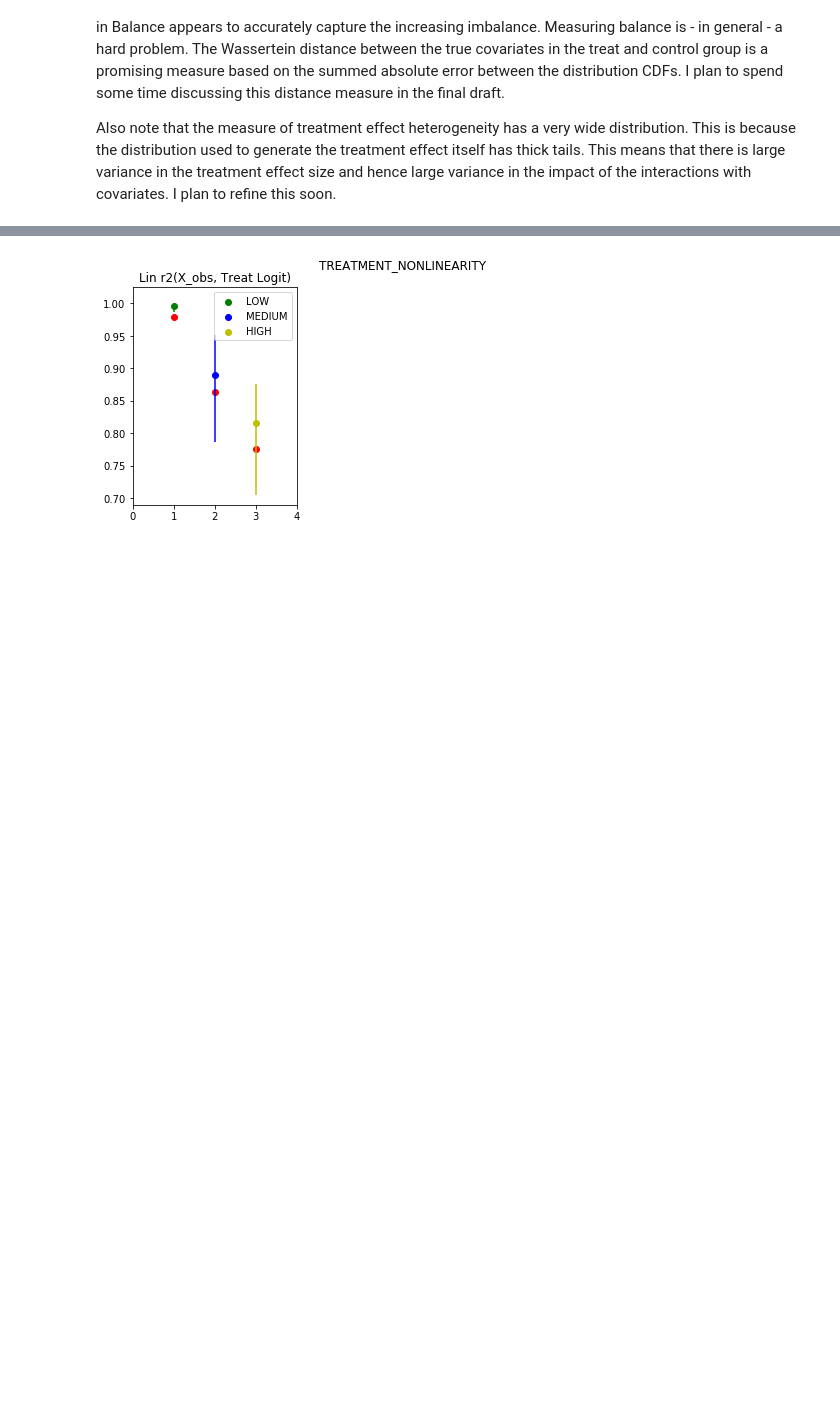
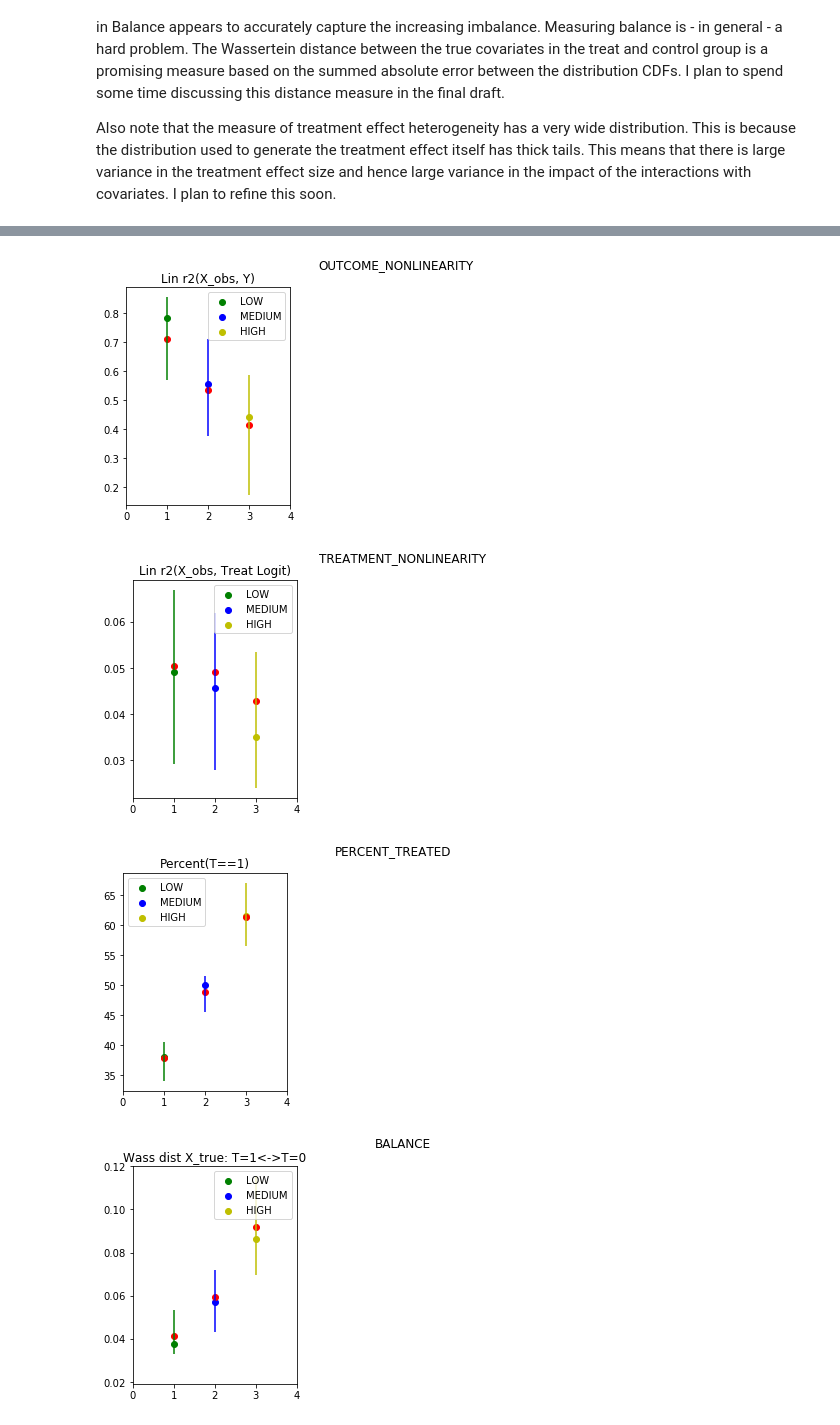
Before and after one commit to JoshBroomberg/Maccabee, a Jupyter notebook: DataGeneration/Notebooks/Data Generation Analysis.ipynb, the cells around one changed output, grey strips where cells are left out. Drawn from its saved outputs; the diff is of its cells as text; code cells hidden in the pictures; blank space fills up the shorter version.

Commit message:
refactor data analysis code

```diff
--- a/DataGeneration/Notebooks/Data Generation Analysis.ipynb
+++ b/DataGeneration/Notebooks/Data Generation Analysis.ipynb
@@ -48,7 +49,7 @@ The code below demonstrates how the various pieces of CauseML benchmarking work
 
 4. The observed and oracle data is extracted from the DGP wrapper. The observed data corresponds to the data a model would run on: the observed covariates, treatment assignment and outcome. The oracle data contains the potential outcomes and the transformed covariates which make up the treatment and outcome functions. Throughout this notebook, these transformed covariates are referenced as the 'True Covariates'. This is because a simple linear model over these values would accurately model the treatment and response surfaces.
 # %%
-covar_data_source = data_sources.load_random_normal_covariates(n_covars = 5, n_observations=100)
+covar_data_source = data_sources.load_random_normal_covariates(n_covars = 10, n_observations=1000)
 # covar_data_source = data_sources.load_cpp()
 # %%
 covar_data = covar_data_source.get_data()
@@ -194,10 +186,11 @@ Also note that the measure of treatment effect heterogeneity has a very wide dis
 # %%
 %%time
 
-results = analyze_metric_measures_across_levels(
-    metrics_and_measures,
-#     lambda: data_sources.load_random_normal_covariates(n_covars = 10, n_observations=100),
+results = analyze_axis_metrics_across_levels(
+    axes_and_metrics,
+    levels,
+    lambda: data_sources.load_random_normal_covariates(n_covars = 5, n_observations=100),
 #     data_sources.load_cpp,
-    data_sources.load_lalonde,
-    n_trials=50)
+#     data_sources.load_lalonde,
+    n_trials=20)
 # %% [output]
@@ -206,4 +204,7 @@ Wall time: 2min 2s
 # %%
-plot_metric_measure_analysis(results, max_measure_count=3, mean=True, min_max=False)
+plot_axis_metric_analysis(results, levels, max_measure_count=3, mean=True, min_max=False)
 # %% [output]
-[figure, old version]
+[figure, new version]
+[figure, added]
+[figure, added]
+[figure, added]
```
Also changed, not shown: parts of 18 cells of this notebook, 8 other files.
